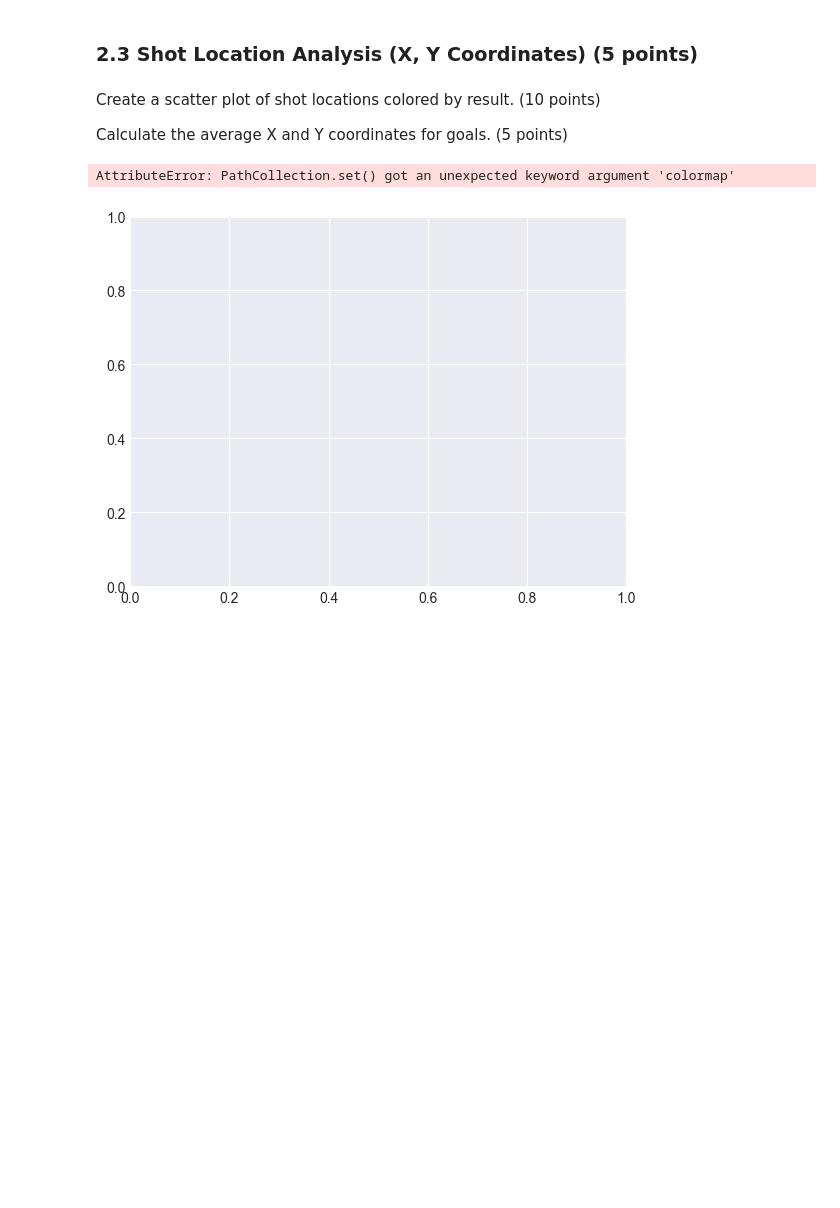
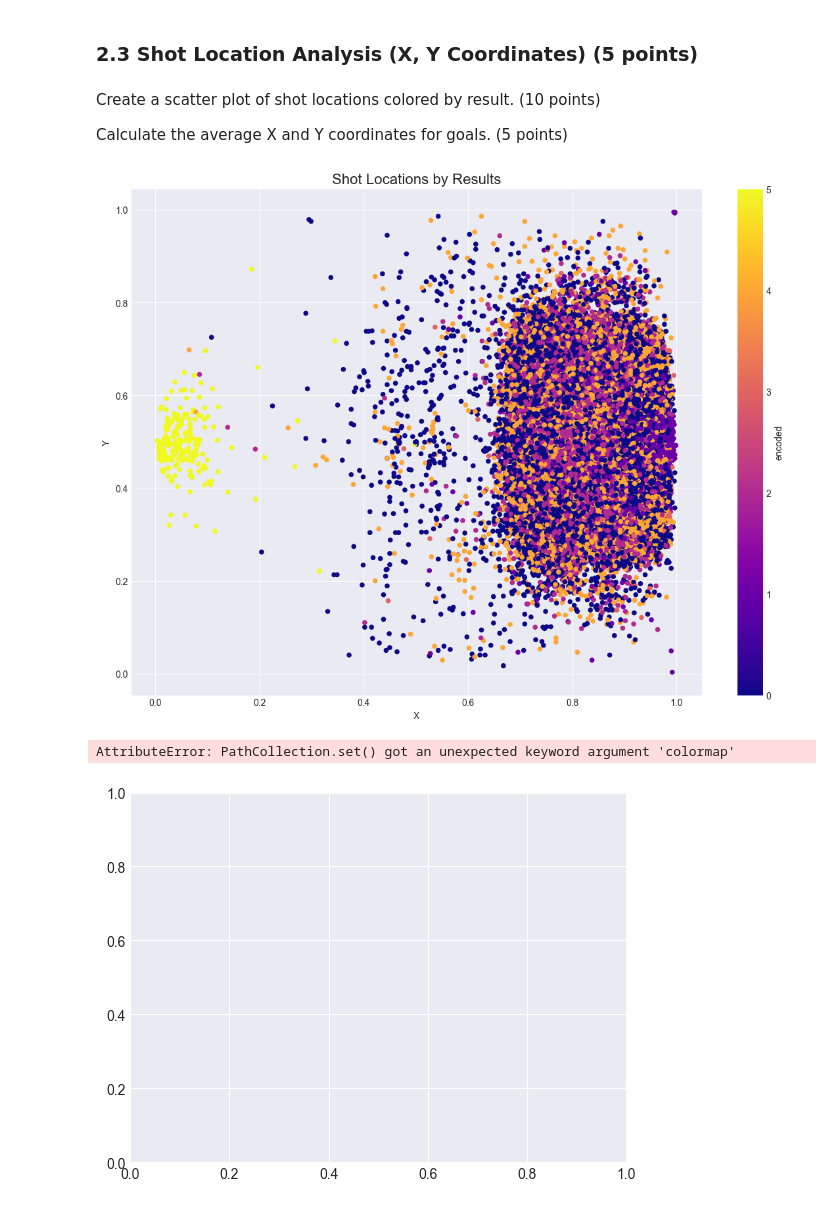
Before and after one commit to smgibson19/ds701_fa25_midterm_challenge_sports, a Jupyter notebook: LALIGA_Analysis_Challenge.ipynb, the cells around one changed output. Saved outputs shown, nothing was run; the diff lists cells and outputs as text; code cells hidden in the pictures; blank space fills up the shorter version.

```diff
--- a/LALIGA_Analysis_Challenge.ipynb
+++ b/LALIGA_Analysis_Challenge.ipynb
@@ -315,23 +315,25 @@ Create a scatter plot of shot locations colored by result. (10 points)
 
 Calculate the average X and Y coordinates for goals. (5 points)
 # %%
-# # color by result, group is the result,
-# # encode results for graph, decode for legend (factorize function encoded, uniques fac)
+# color by result, group is the result,
+# encode results for graph, decode for legend (factorize function encoded, uniques fac)
 
-# xy = df[['result', 'X', 'Y']]
+xy = df[['result', 'X', 'Y']]
 
-# opts = set(xy['result'].values) # get all options for groups, set to remove dups
-# opts = list(opts)
-# nums = [opts.index(a) for a in opts]
+opts = set(xy['result'].values) # get all options for groups, set to remove dups
+opts = list(opts)
+nums = [opts.index(a) for a in opts]
 
-# xy['encoded'] = xy['result'].apply(lambda a: opts.index(a)) # adds encoded column
+xy['encoded'] = xy['result'].apply(lambda a: opts.index(a)) # adds encoded column
 
-# xy.plot('X', 'Y', kind = 'scatter', c = 'encoded', colormap='plasma', figsize =(14,10))
+xy.plot('X', 'Y', kind = 'scatter', c = 'encoded', colormap='plasma', figsize =(14,10))
 
-# plt.title('Shot Locations by Results', fontsize= 16)
-# # plt.legend([opts])
-# # plt.legend()
-# plt.show()
+plt.title('Shot Locations by Results', fontsize= 16)
+# plt.legend([opts])
+# plt.legend()
+plt.show()
+# %% [output]
+[figure, added]
 # %%
 # color by result, group is the result,
 # encode results for graph, decode for legend (factorize function encoded, uniques fac)
```
Also changed, not shown: parts of 2 cells of this notebook.
